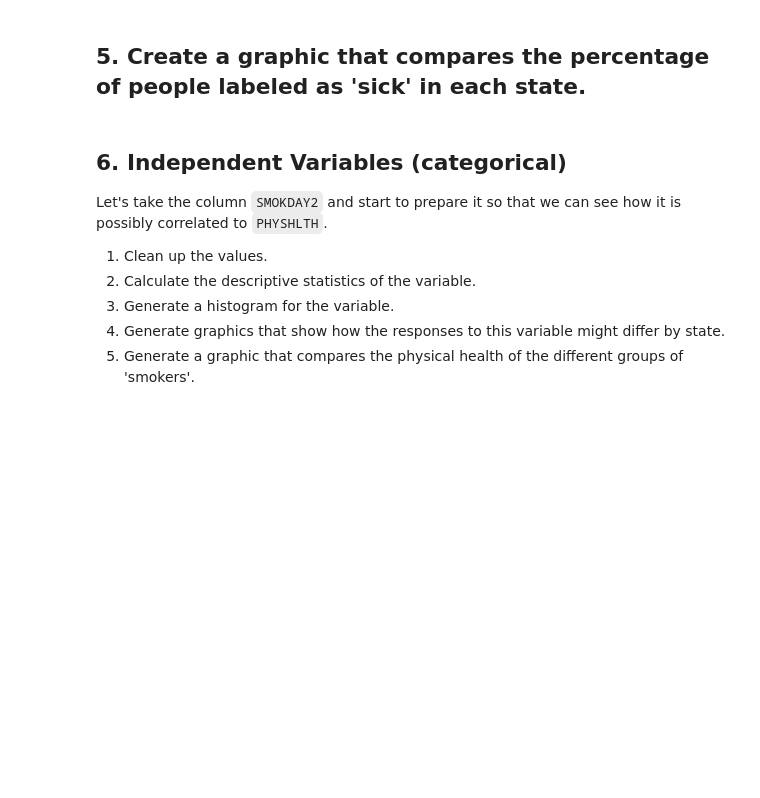
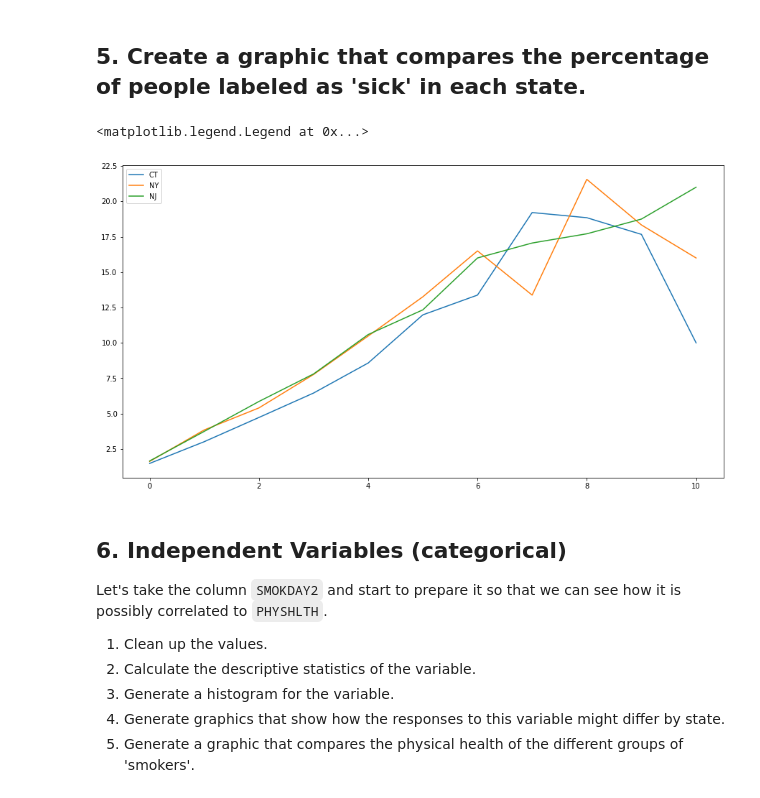
Before and after one commit to marmistead91/nyc-mhtn-ds-010620-lectures, a Jupyter notebook: week_2/case_study/Data_Exploration_Applied.ipynb, the cells around one changed output. Cells and saved outputs as stored; diff of their text form; code cells hidden in the pictures; blank space fills up the shorter version.

```diff
--- a/week_2/case_study/Data_Exploration_Applied.ipynb
+++ b/week_2/case_study/Data_Exploration_Applied.ipynb
@@ -152,3 +243,13 @@ chronic_df = df.iloc()
+# %%
+# df.groupby(['_STATE','chronic sick'])['PHYSHLTH'].mean().plot(kind='line',figsize = (15,5))
+plt.figure(figsize =(15,8))
+plt.plot(ct['chronic sick'], ct['PHYSHLTH'], label = 'CT')
+plt.plot(ny['chronic sick'], ny['PHYSHLTH'], label = 'NY')
+plt.plot(nj['chronic sick'], nj['PHYSHLTH'], label = 'NJ')
+plt.legend()
+# %% [output]
+<matplotlib.legend.Legend at 0x...>
+[figure, added]
 # %%
 # create graphic to compare chronically sick by state
 # %% [markdown]
```
Also changed, not shown: parts of 24 cells of this notebook, 1 other file.
